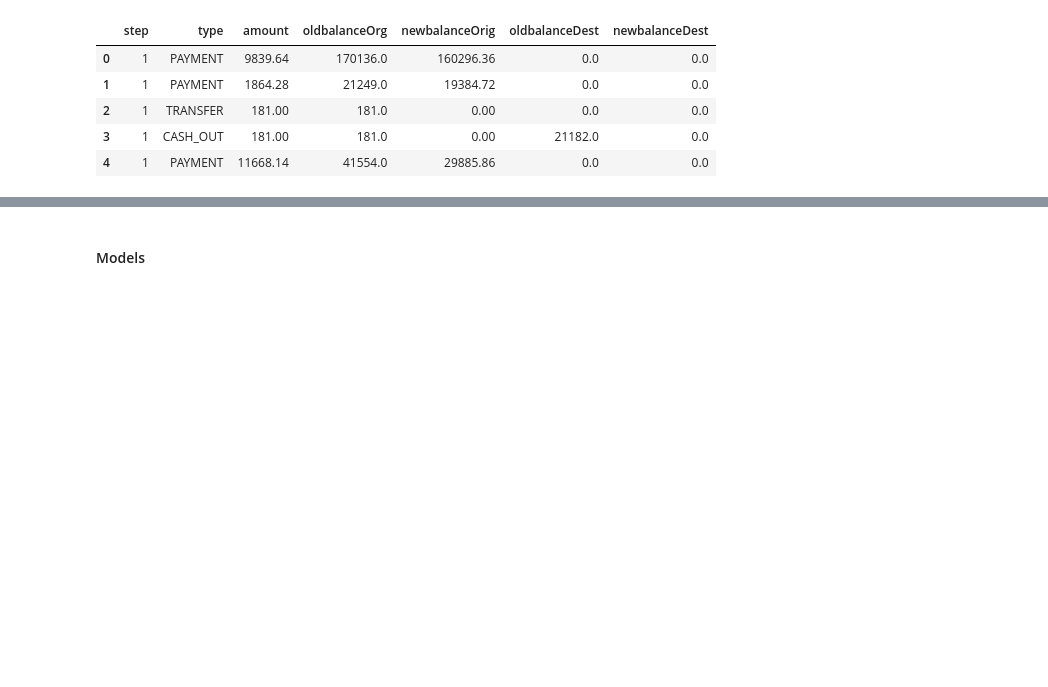
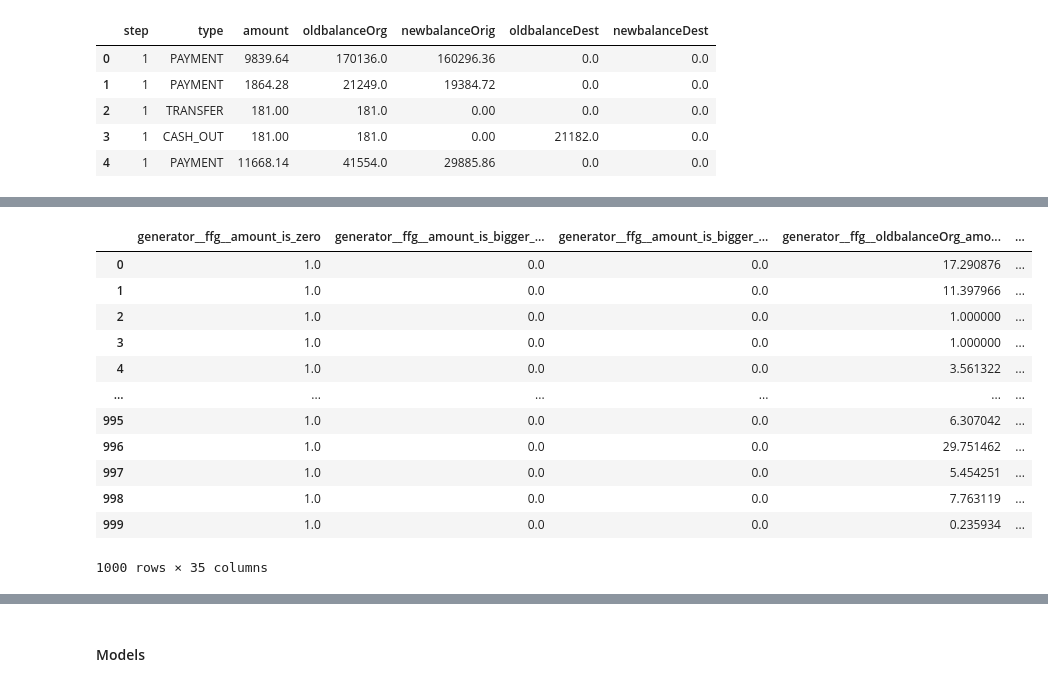
Before and after one commit to DZIMDZEM/data_mining, a Jupyter notebook: pipeline.ipynb, the cells around one changed output, grey strips where cells are left out. Drawn from its saved outputs; the diff is of its cells as text; code cells hidden in the pictures; blank space fills up the shorter version.

```diff
--- a/pipeline.ipynb
+++ b/pipeline.ipynb
@@ -286,3 +306,3 @@ d[features].head()
 # %%
-# d_processed = pd.DataFrame(tree_generator.fit_transform(d, d['isFraud']))
-# d_processed.columns = tree_generator.get_feature_names_out()
+d_processed = pd.DataFrame(linear_data_pipeline.fit_transform(data_sample, data_sample['isFraud']))
+d_processed.columns = linear_data_pipeline.get_feature_names_out()
@@ -298,0 +309,16 @@ d[features].head()
+# %%
+d_processed
+# %% [output]
+|  | generator__ffg__amount_is_zero | generator__ffg__amount_is_bigger_... | generator__ffg__amount_is_bigger_... | generator__ffg__oldbalanceOrg_amo... | ... |
+| 0 | 1.0 | 0.0 | 0.0 | 17.290876 | ... |
+| 1 | 1.0 | 0.0 | 0.0 | 11.397966 | ... |
+| 2 | 1.0 | 0.0 | 0.0 | 1.000000 | ... |
+| 3 | 1.0 | 0.0 | 0.0 | 1.000000 | ... |
+| 4 | 1.0 | 0.0 | 0.0 | 3.561322 | ... |
+| ... | ... | ... | ... | ... | ... |
+| 995 | 1.0 | 0.0 | 0.0 | 6.307042 | ... |
+| 996 | 1.0 | 0.0 | 0.0 | 29.751462 | ... |
+| 997 | 1.0 | 0.0 | 0.0 | 5.454251 | ... |
+| 998 | 1.0 | 0.0 | 0.0 | 7.763119 | ... |
+| 999 | 1.0 | 0.0 | 0.0 | 0.235934 | ... |
+1000 rows × 35 columns
```
Also changed, not shown: parts of 63 cells of this notebook.
